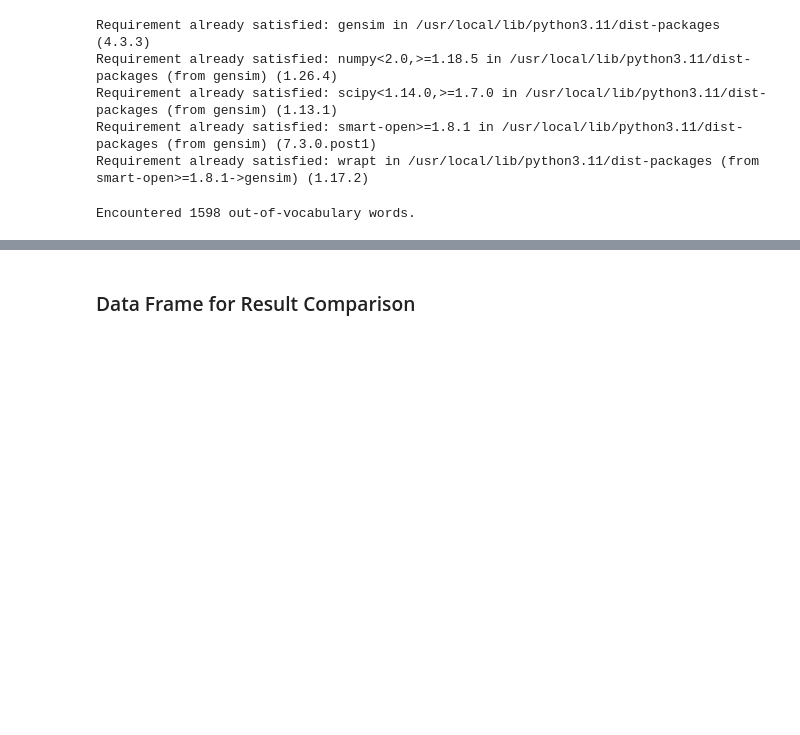
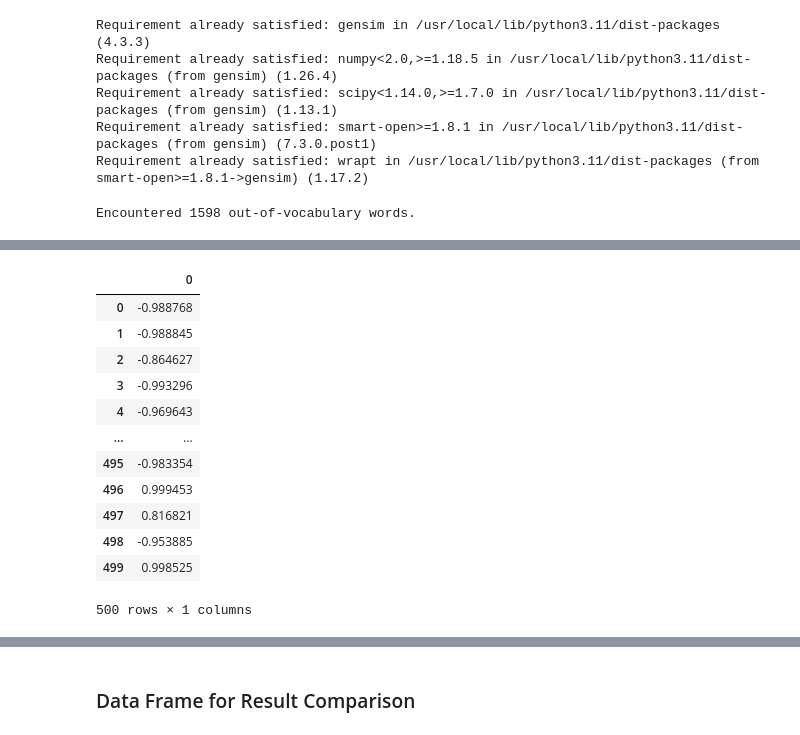
Before and after one commit to busrakasabali/Delta_Task_2, a Jupyter notebook: Delta_Task_2.ipynb, the cells around one changed output, grey strips where cells are left out. Drawn from its saved outputs; the diff is of its cells as text; code cells hidden in the pictures; blank space fills up the shorter version.

```diff
--- a/Delta_Task_2.ipynb
+++ b/Delta_Task_2.ipynb
@@ -609,0 +652,16 @@ df_scores
+# %%
+pd.DataFrame(yhat_distilbert)
+# %% [output]
+|  | 0 |
+| 0 | -0.988768 |
+| 1 | -0.988845 |
+| 2 | -0.864627 |
+| 3 | -0.993296 |
+| 4 | -0.969643 |
+| ... | ... |
+| 495 | -0.983354 |
+| 496 | 0.999453 |
+| 497 | 0.816821 |
+| 498 | -0.953885 |
+| 499 | 0.998525 |
+500 rows × 1 columns
```
Also changed, not shown: parts of 20 cells of this notebook.
